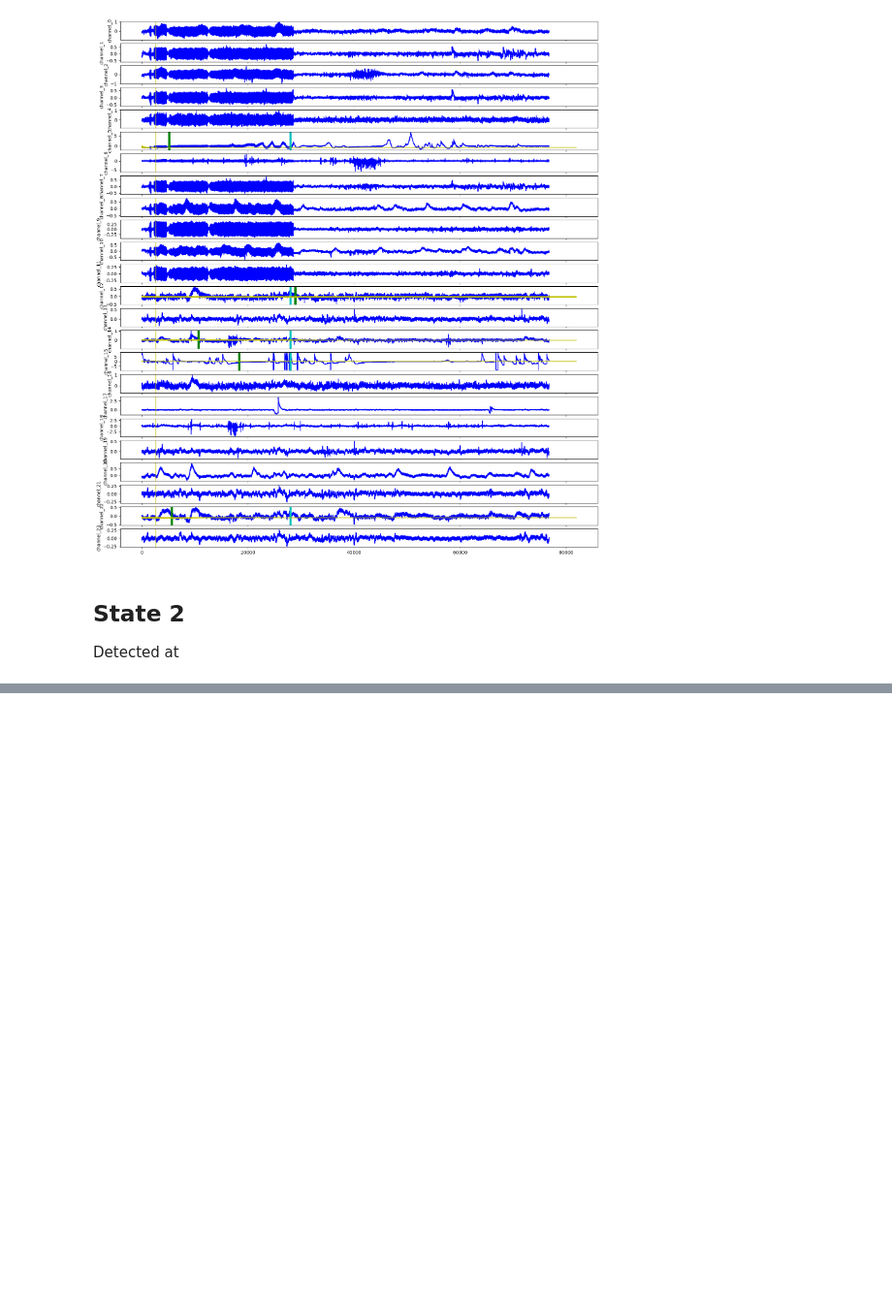
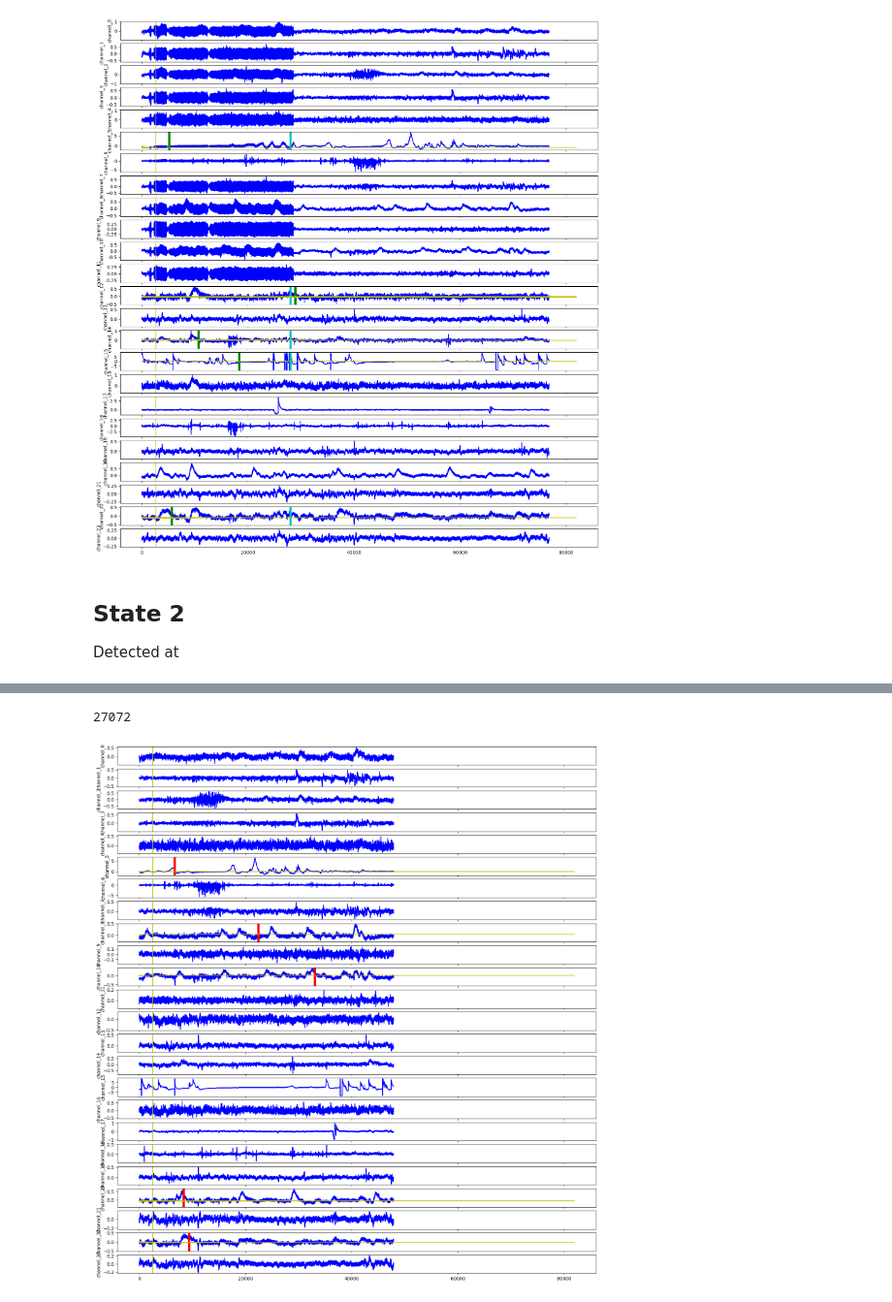
Before and after one commit to F-said/eeg-regime-change, a Jupyter notebook: baseline_test.ipynb, the cells around one changed output, grey strips where cells are left out. Shown at 97% size. Saved outputs shown, nothing was run; the diff lists cells and outputs as text; code cells hidden in the pictures; blank space fills up the shorter version.

```diff
--- a/baseline_test.ipynb
+++ b/baseline_test.ipynb
@@ -157,5 +150,5 @@ Std-dev:0.0092308094147001
 # %%
-cpd2 = CPD.benchmark.Online(arpwarm2, k=5, M=18)
+cpd2 = CPD.benchmark.Online(arpwarm2, k=5, M=12)
 # %%
 change_points2, forecasts2 = cpd2.run()
 
@@ -165,25 +176,28 @@ print(f"change point detected at t={cpt2}")
 # %%
-warmup = 10 * 128
-actual_change = 76000 - (82176 - 76000)
+warmup = 20 * 128
+# actual_change = 50000 - (cpt - 28000)
 
 time = [i for i in range(post_channels["channel_0"].shape[0])]
 
 fig, axs = plt.subplots(len(post_channels), 1, sharex=True)
 fig.set_size_inches(18.5, 20.5)
 
 for c in range(eeg_data.shape[0]):
     chan = f"channel_{c}"
     axs[c].plot(time, post_channels[chan], 'b')
 
     axs[c].axvline(x=warmup, c='y')
 
-    if chan in seiz_change_points:
-        seiz_cpt = seiz_change_points[chan]
-        axs[c].axvline(x=seiz_cpt, c='r', linewidth=5)
-        axs[c].axvline(x=actual_change, c='m', linewidth=5)
-        fore_time = [i for i in range(len(seiz_forecasts[chan]))]
-        axs[c].plot(fore_time, seiz_forecasts[chan], 'y')
+    if chan in change_points2:
+        next_cpt = change_points2[chan]
+        axs[c].axvline(x=next_cpt, c='r', linewidth=5)
+        # axs[c].axvline(x=actual_change, c='m', linewidth=5)
+        fore_time = [i for i in range(len(forecasts2[chan]))]
+        axs[c].plot(fore_time, forecasts2[chan], 'y')
 
     axs[c].set_ylabel(chan)
 
 print(actual_change)
+# %% [output]
+27072
+[figure, added]
```
Also changed, not shown: parts of 3 cells of this notebook, 3 other files.
